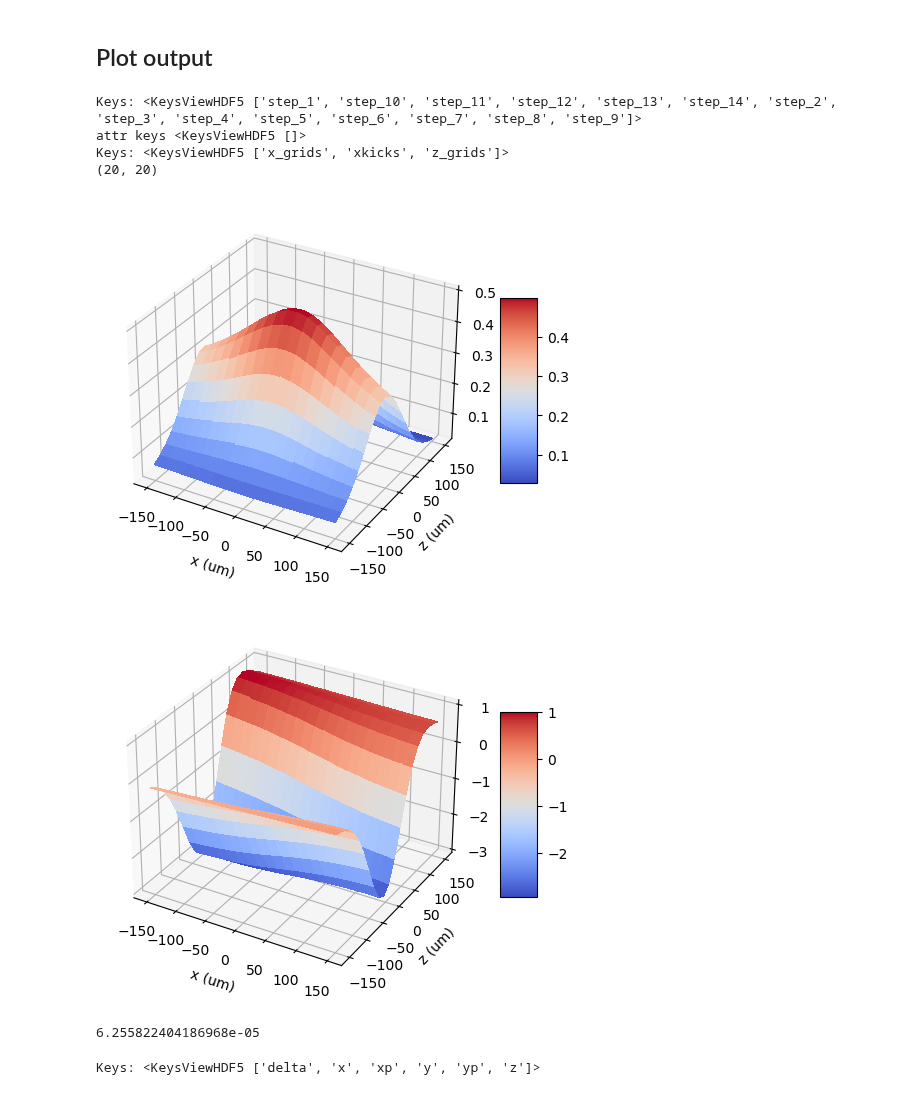
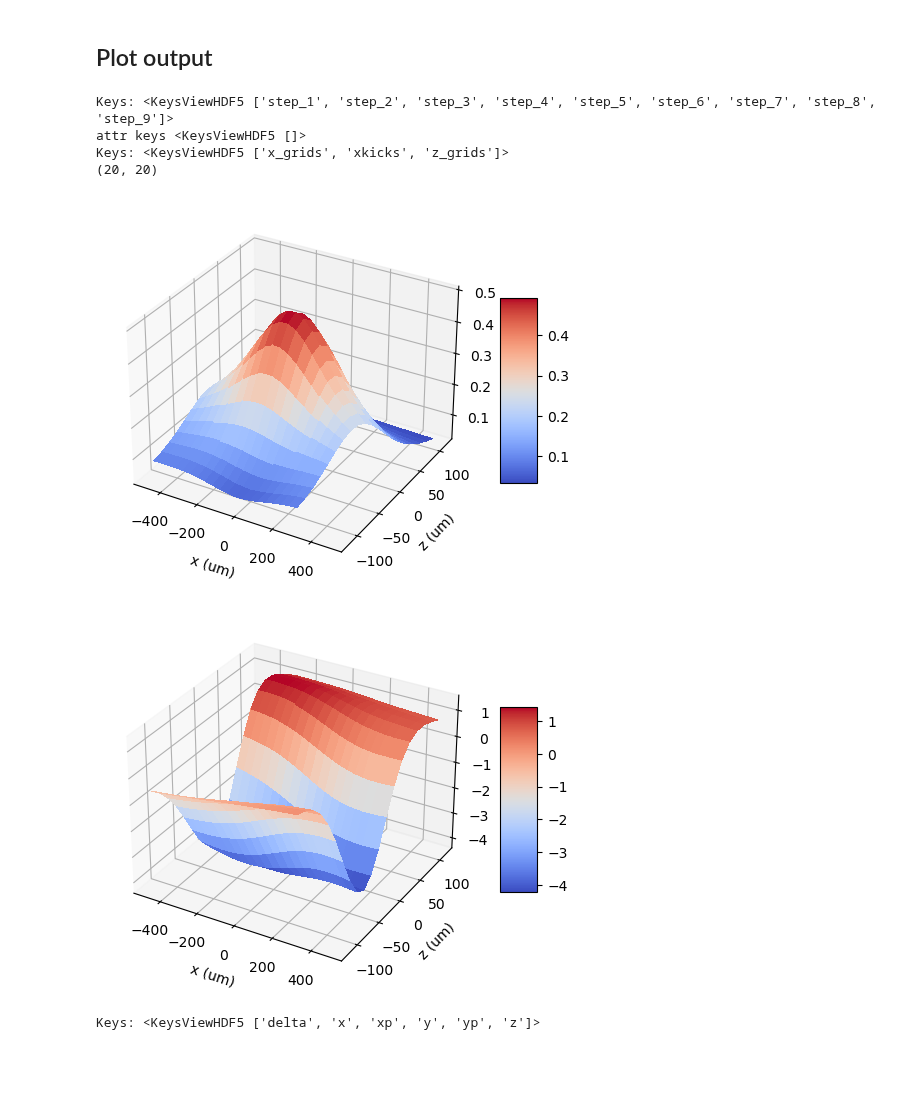
Before and after one commit to slaclab/pyDFCSR, a Jupyter notebook: pyDFCSR_2D/example.ipynb, the cells around one changed output. Cells and saved outputs as stored; diff of their text form; code cells hidden in the pictures; blank space fills up the shorter version.

```diff
--- a/pyDFCSR_2D/example.ipynb
+++ b/pyDFCSR_2D/example.ipynb
@@ -36,44 +52,40 @@ Statistics written to  G:\My Drive\Stanford\research\FEL\CSR\pyDFCSR\pyDFCSR_2D\
 # %% [markdown]
 ## Plot output
 # %%
-filename = "./output/chirp-2023-05-02T09_21_15-07_00-wakes.h5"
+filename = "./output/test_apply-2023-05-02T16_22_05-07_00-wakes.h5"
 
 with h5py.File(filename, "r") as f:
      step = 'step_7'
      print("Keys: %s" % f.keys())
      print('attr keys', f.attrs.keys())
      dE_dct = np.array(f[step]['longitudinal']['dE_dct'])
      x_grids = np.array(f[step]['longitudinal']['x_grids']).reshape(dE_dct.shape)
      z_grids = np.array(f[step]['longitudinal']['z_grids']).reshape(dE_dct.shape)
 
      print("Keys: %s" % f[step]['transverse'].keys())
      xkicks = np.array(f[step]['transverse']['xkicks'])
 
 
      print(z_grids.shape)
 fig, ax = plt.subplots(subplot_kw={"projection": "3d"})
 surf = ax.plot_surface(x_grids*1e6, z_grids*1e6, xkicks, cmap=cm.coolwarm,
                        linewidth=0, antialiased=False)
 ax.set_xlabel('x (um)')
 ax.set_ylabel('z (um)')
 fig.colorbar(surf, shrink=0.5, aspect=5)
 plt.show()
 fig, ax = plt.subplots(subplot_kw={"projection": "3d"})
 surf = ax.plot_surface(x_grids*1e6, z_grids*1e6, dE_dct, cmap=cm.coolwarm,
                        linewidth=0, antialiased=False)
 ax.set_xlabel('x (um)')
 ax.set_ylabel('z (um)')
 fig.colorbar(surf, shrink=0.5, aspect=5)
 plt.show()
 # %% [output]
-Keys: <KeysViewHDF5 ['step_1', 'step_10', 'step_11', 'step_12', 'step_13', 'step_14', 'step_2', 'step_3', 'step_4', 'step_5', 'step_6', 'step_7', 'step_8', 'step_9']>
+Keys: <KeysViewHDF5 ['step_1', 'step_2', 'step_3', 'step_4', 'step_5', 'step_6', 'step_7', 'step_8', 'step_9']>
 attr keys <KeysViewHDF5 []>
 Keys: <KeysViewHDF5 ['x_grids', 'xkicks', 'z_grids']>
 (20, 20)
-[figure, old version]
+[figure, new version]
-[figure, old version]
+[figure, new version]
-# %%
-np.max(z_grids)
-# %% [output]
-6.255822404186968e-05
 # %%
```
Also changed, not shown: parts of 5 cells of this notebook, 3 other files.
